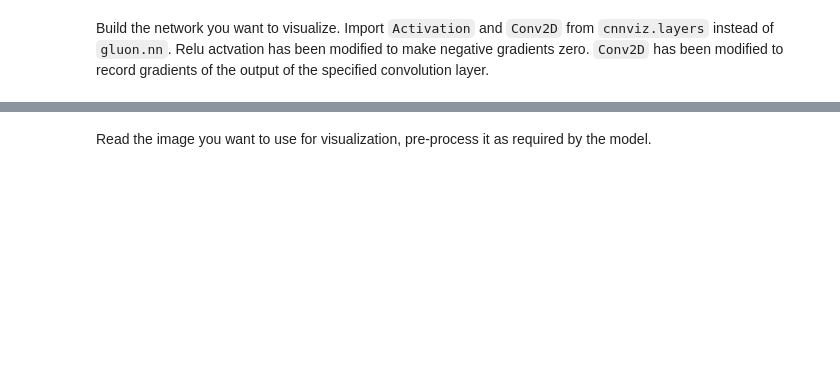
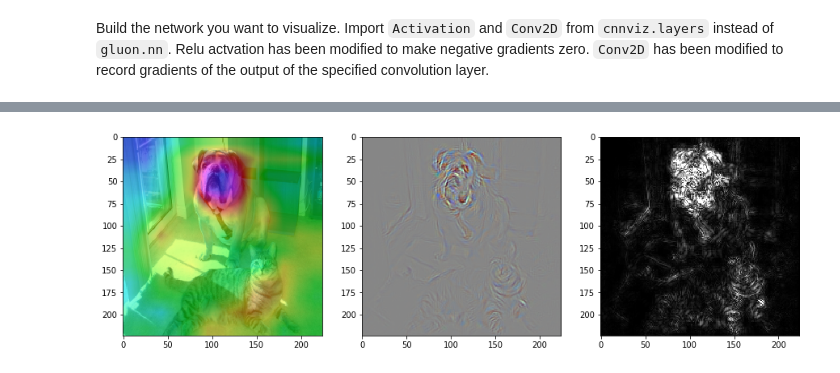
Before and after one commit to Ishitori/mxnet_tutorials, a Jupyter notebook: visualize_cnn/Minimal.ipynb, the cells around one changed output, grey strips where cells are left out. Saved outputs shown, nothing was run; the diff lists cells and outputs as text; code cells hidden in the pictures; blank space fills up the shorter version.

Commit message:
Update Minimal. Make it possible to visualize an image in one line of code

```diff
--- a/visualize_cnn/Minimal.ipynb
+++ b/visualize_cnn/Minimal.ipynb
@@ -83,2 +66,0 @@ alexnet = build_alexnet(pretrained=True)
-# %% [markdown]
-Read the image you want to use for visualization, pre-process it as required by the model.
@@ -84,0 +82,25 @@ Read the image you want to use for visualization, pre-process it as required by
+# %%
+def visualize(net, img_path, conv_layer_name):
+    with open(img_path, 'rb') as fp:
+        str_image = fp.read()
+
+    image = mx.img.imdecode(str_image)
+    image = preprocess(image)
+    image = image.expand_dims(axis=0)
+
+    orig_img = cv2.imread(img_path)
+    orig_img = cv2.resize(orig_img, image_sz)
+
+    return cnnviz.visualize_class_activation(net, image, orig_img, conv_layer_name)
+# %%
+def show_images(images):
+    fig=plt.figure(figsize=(15,15))
+    rows, cols = 1, 3
+    for i in range(3):
+        fig.add_subplot(rows, cols, i+1)
+        plt.imshow(images[i], cmap='gray' if i==2 else None)
+    plt.show()
+# %%
+show_images(visualize(alexnet, "img/cat_dog.png", last_conv_layer_name))
+# %% [output]
+[figure, added]
```
Also changed, not shown: parts of 15 cells of this notebook.
